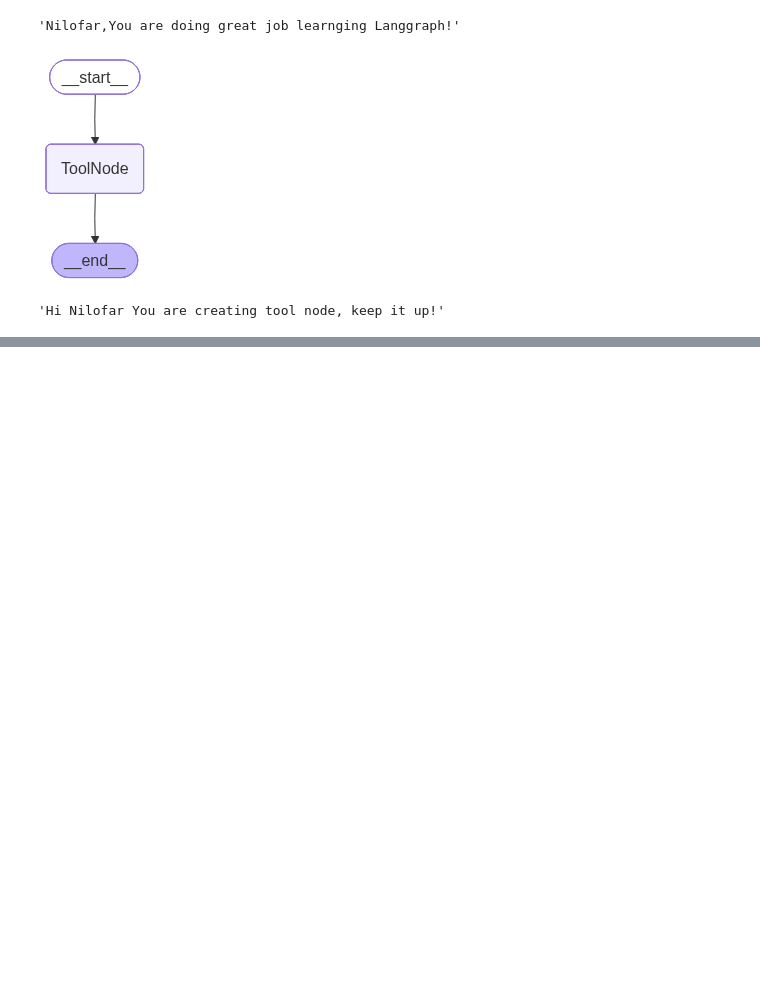
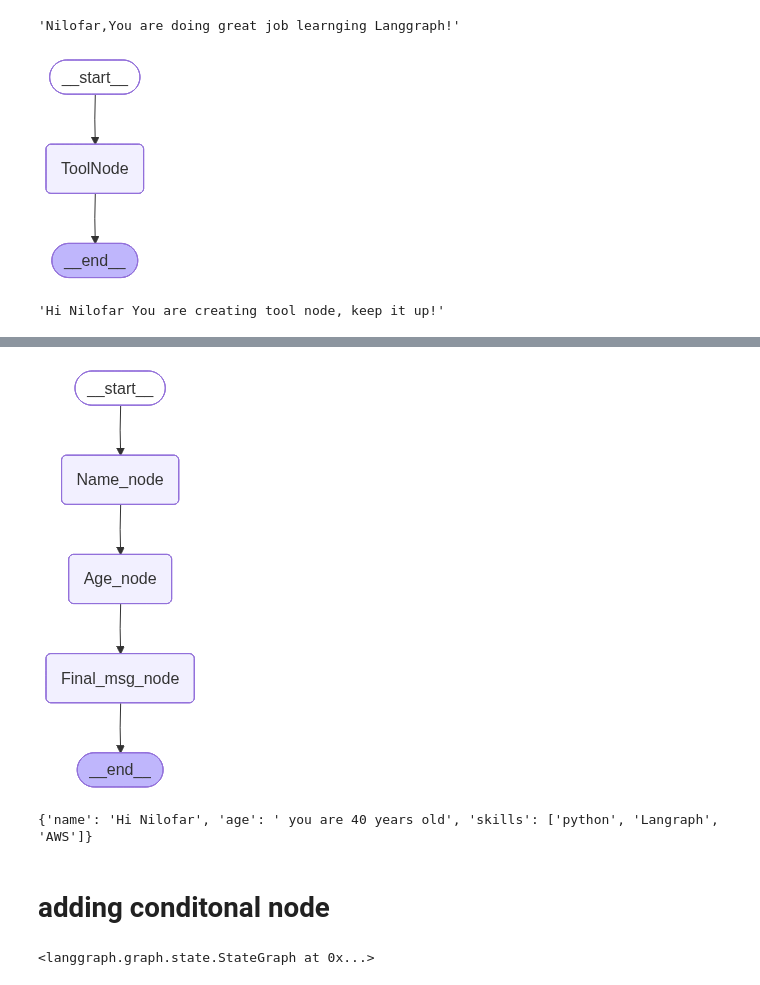
Before and after one commit to Nilofar87/Nilo_Repo, a Jupyter notebook: graph_basics.ipynb, the cells around one changed output, grey strips where cells are left out. Saved outputs shown, nothing was run; the diff lists cells and outputs as text; code cells hidden in the pictures; blank space fills up the shorter version.

```diff
--- a/graph_basics.ipynb
+++ b/graph_basics.ipynb
@@ -93,0 +219,47 @@ result["message"]
+# %%
+# Graph adding three nodes and pass the message
+
+from typing_extensions import TypedDict
+from langgraph.graph import StateGraph
+
+class new_agent_state(TypedDict):
+    name:str
+    age:int
+    skills:list[str]
+
+def node1(state:new_agent_state)->new_agent_state:
+    """This is first node for message generation"""
+    state["name"]=f"Hi {state["name"]}"
+    return state
+
+def node2(state:new_agent_state)->new_agent_state:
+    """This is second node for message generation"""
+    state["age"]=f" you are {state["age"]} years old"
+    return state
+
+def node3(state:new_agent_state)->new_agent_state:
+    """This is third node for message generation"""
+    state["final"]=state["name"] + state["age"] + f"and you have following skills {state["skills"]}"
+    return state
+# %%
+new_graph=StateGraph(new_agent_state)
+new_graph.add_node("Name_node",node1)
+new_graph.add_node("Age_node",node2)
+new_graph.add_node("Final_msg_node",node3)
+new_graph.set_entry_point("Name_node")
+new_graph.add_edge("Name_node","Age_node")
+new_graph.add_edge("Age_node","Final_msg_node")
+
+new_app=new_graph.compile()
+# %%
+from IPython.display import Image, display
+display(Image(new_app.get_graph().draw_mermaid_png()))
+# %% [output]
+[figure, added]
+# %%
+result=new_app.invoke({"name":"Nilofar","age":40,"skills":["python","Langraph","AWS"]})
+print(result)
+# %% [output]
+{'name': 'Hi Nilofar', 'age': ' you are 40 years old', 'skills': ['python', 'Langraph', 'AWS']}
+# %% [markdown]
+# adding conditonal node
@@ -93,0 +293,18 @@ result["message"]
+# %%
+output_graph=StateGraph(AgentState)
+
+output_graph.add_node("addition_node",adder)
+output_graph.add_node("subtract_node",subtractor)
+output_graph.add_node("router",lambda state:state)
+output_graph.add_edge(START,"router")
+output_graph.add_conditional_edges(
+    "router",
+    decide_next_node,
+    { "addition_operation":"addition_node",
+     "subtraction_operation":"subtract_node"}
+
+)
+output_graph.add_edge("addition_node",END)
+output_graph.add_edge("subtract_node",END)
+# %% [output]
+<langgraph.graph.state.StateGraph at 0x...>
```
Also changed, not shown: parts of 35 cells of this notebook.
